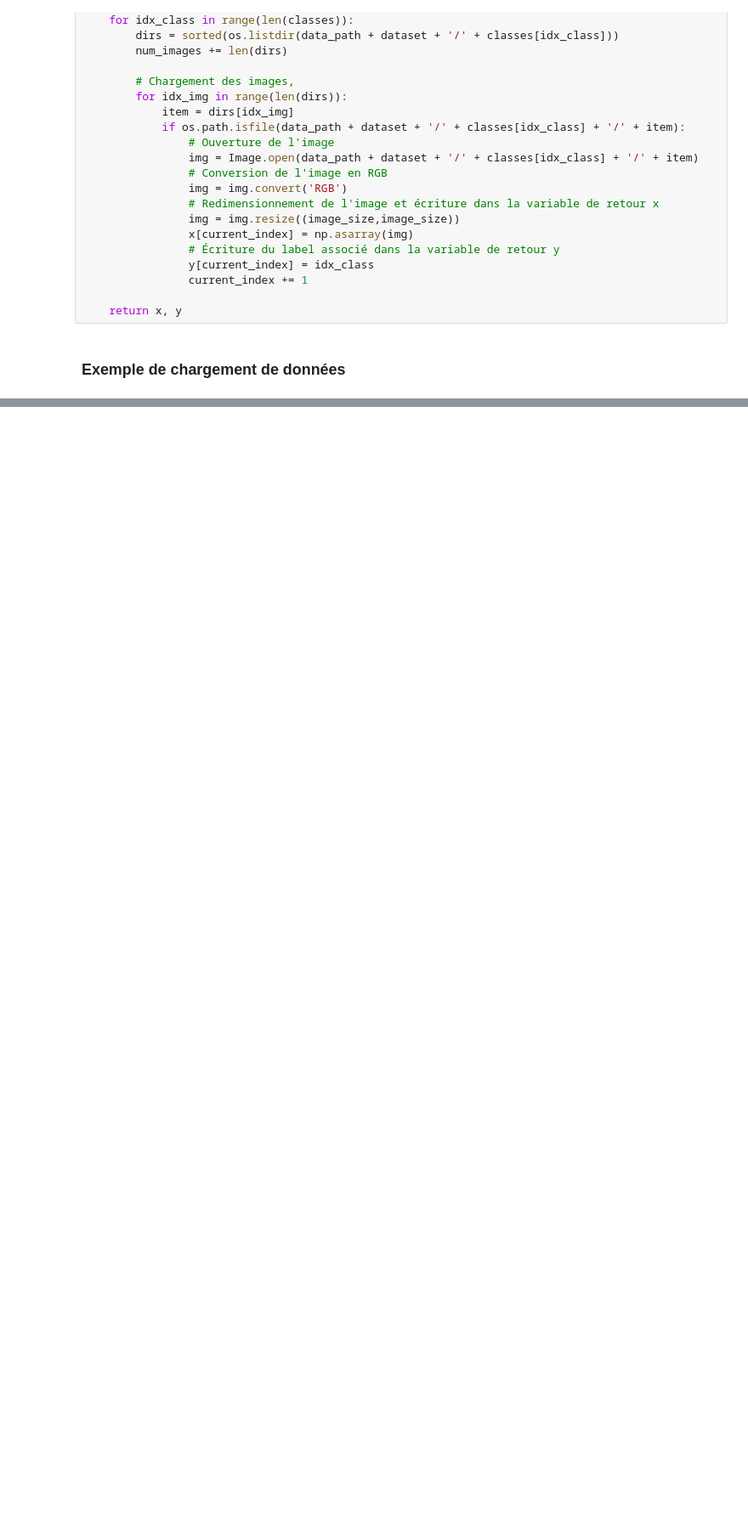
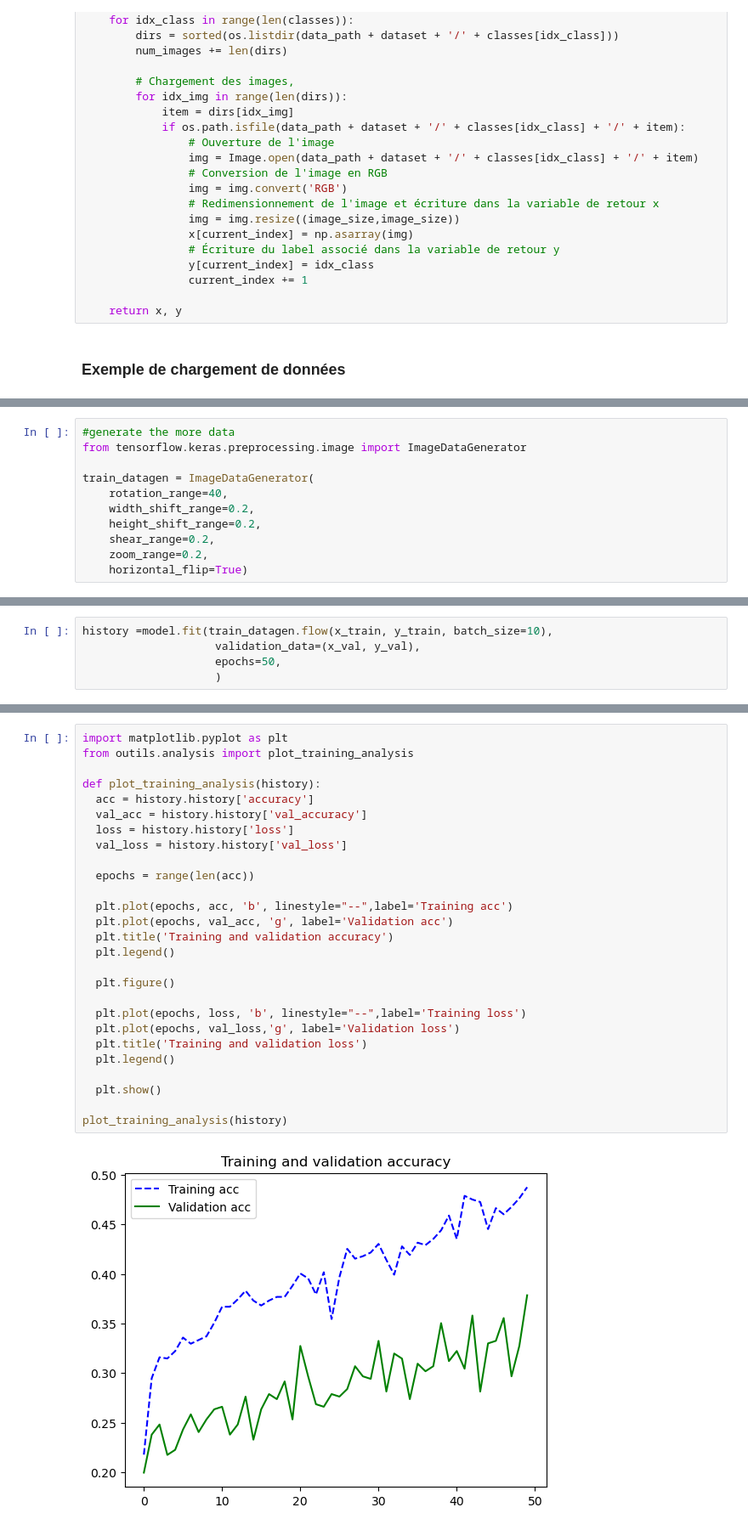
Before and after one commit to OussamaELGUERRAOUI/Deep-learning, a Jupyter notebook: load_data.ipynb, the cells around one changed output, grey strips where cells are left out. Shown at 85% size. Cells and saved outputs as stored; diff of their text form; blank space fills up the shorter version.

```diff
--- a/load_data.ipynb
+++ b/load_data.ipynb
@@ -72,0 +68,11 @@ NameError: name 'Sequential' is not defined
+# %%
+#generate the more data
+from tensorflow.keras.preprocessing.image import ImageDataGenerator
+
+train_datagen = ImageDataGenerator(
+    rotation_range=40,
+    width_shift_range=0.2,
+    height_shift_range=0.2,
+    shear_range=0.2,
+    zoom_range=0.2,
+    horizontal_flip=True)
@@ -72,0 +118,5 @@ NameError: name 'Sequential' is not defined
+# %%
+history =model.fit(train_datagen.flow(x_train, y_train, batch_size=10),
+                    validation_data=(x_val, y_val),
+                    epochs=50,
+                    )
@@ -72,0 +142,29 @@ NameError: name 'Sequential' is not defined
+# %%
+import matplotlib.pyplot as plt
+from outils.analysis import plot_training_analysis
+
+def plot_training_analysis(history):
+  acc = history.history['accuracy']
+  val_acc = history.history['val_accuracy']
+  loss = history.history['loss']
+  val_loss = history.history['val_loss']
+
+  epochs = range(len(acc))
+
+  plt.plot(epochs, acc, 'b', linestyle="--",label='Training acc')
+  plt.plot(epochs, val_acc, 'g', label='Validation acc')
+  plt.title('Training and validation accuracy')
+  plt.legend()
+
+  plt.figure()
+
+  plt.plot(epochs, loss, 'b', linestyle="--",label='Training loss')
+  plt.plot(epochs, val_loss,'g', label='Validation loss')
+  plt.title('Training and validation loss')
+  plt.legend()
+
+  plt.show()
+
+plot_training_analysis(history)
+# %% [output]
+[figure, added]
```
Also changed, not shown: parts of 5 cells of this notebook, 3 other files.
